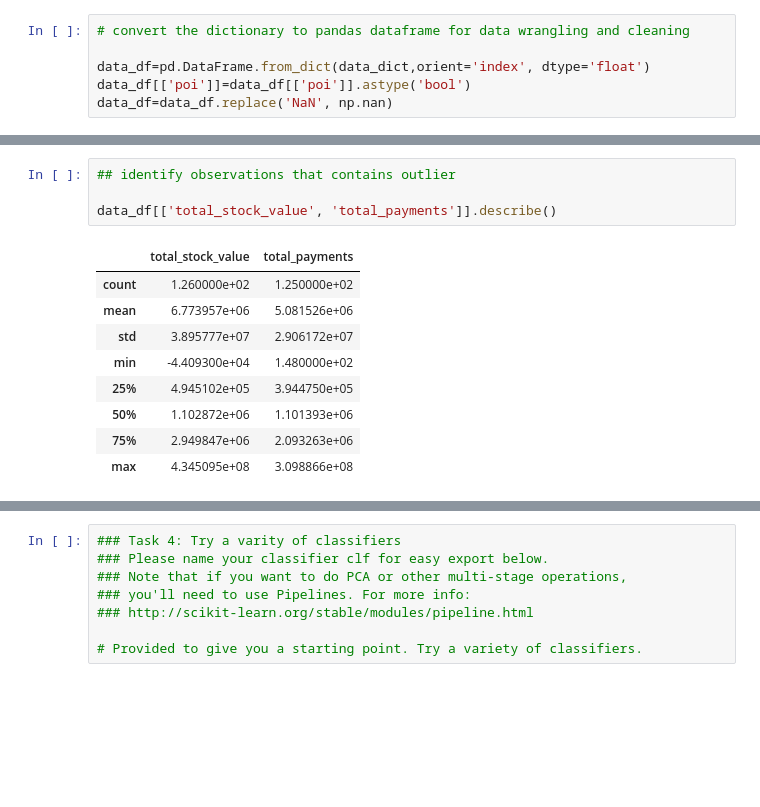
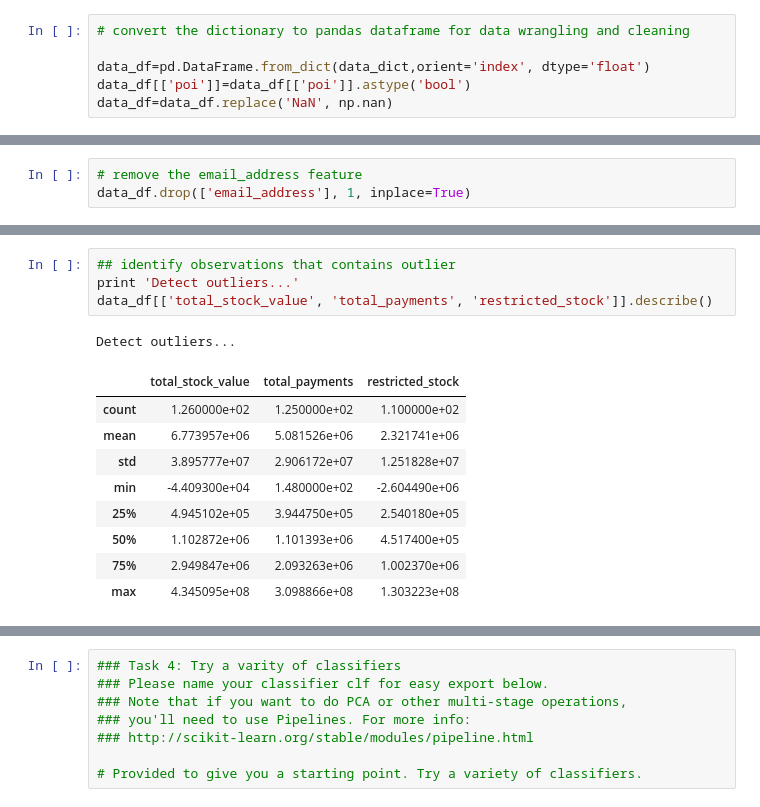
Before and after one commit to jianru-shi/Enron-Project, a Jupyter notebook: final_project.ipynb, the cells around one changed output, grey strips where cells are left out. Saved outputs shown, nothing was run; the diff lists cells and outputs as text; blank space fills up the shorter version.

```diff
--- a/final_project.ipynb
+++ b/final_project.ipynb
@@ -70,0 +50,3 @@ dtype: int64
+# %%
+# remove the email_address feature
+data_df.drop(['email_address'], 1, inplace=True)
@@ -87,14 +107,15 @@ data_df[['salary', 'deferral_payments','total_payments',\
 # %%
 ## identify observations that contains outlier
-
-data_df[['total_stock_value', 'total_payments']].describe()
+print 'Detect outliers...'
+data_df[['total_stock_value', 'total_payments', 'restricted_stock']].describe()
 # %% [output]
+Detect outliers...
-|  | total_stock_value | total_payments |
-| count | 1.260000e+02 | 1.250000e+02 |
-| mean | 6.773957e+06 | 5.081526e+06 |
-| std | 3.895777e+07 | 2.906172e+07 |
-| min | -4.409300e+04 | 1.480000e+02 |
-| 25% | 4.945102e+05 | 3.944750e+05 |
-| 50% | 1.102872e+06 | 1.101393e+06 |
-| 75% | 2.949847e+06 | 2.093263e+06 |
-| max | 4.345095e+08 | 3.098866e+08 |
+|  | total_stock_value | total_payments | restricted_stock |
+| count | 1.260000e+02 | 1.250000e+02 | 1.100000e+02 |
+| mean | 6.773957e+06 | 5.081526e+06 | 2.321741e+06 |
+| std | 3.895777e+07 | 2.906172e+07 | 1.251828e+07 |
+| min | -4.409300e+04 | 1.480000e+02 | -2.604490e+06 |
+| 25% | 4.945102e+05 | 3.944750e+05 | 2.540180e+05 |
+| 50% | 1.102872e+06 | 1.101393e+06 | 4.517400e+05 |
+| 75% | 2.949847e+06 | 2.093263e+06 | 1.002370e+06 |
+| max | 4.345095e+08 | 3.098866e+08 | 1.303223e+08 |
```
Also changed, not shown: parts of 34 cells of this notebook, 8 other files.
